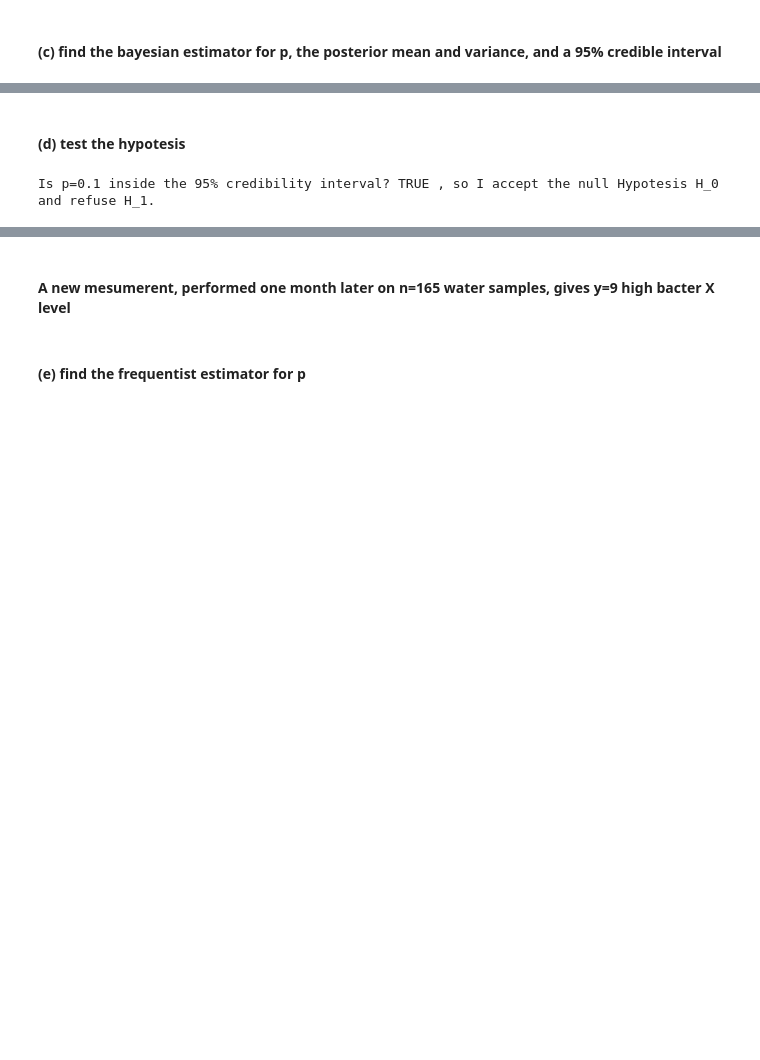
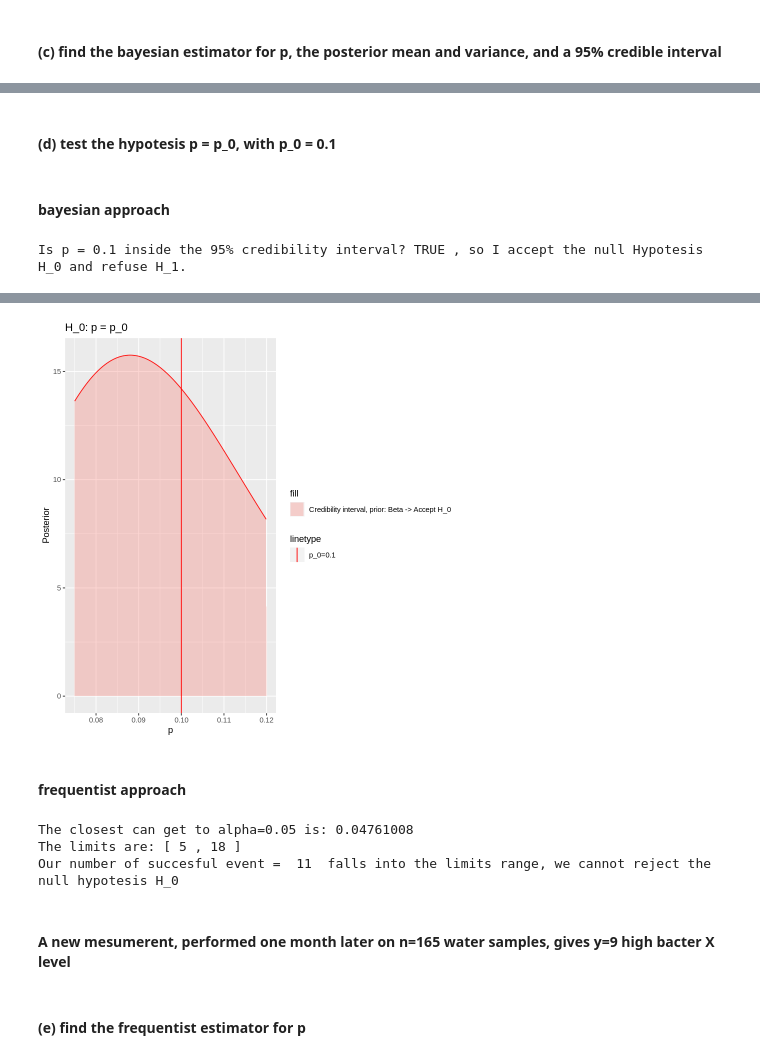
Before and after one commit to vepe99/Advance-Statistics-for-Physics-Analysis-, a Jupyter notebook: Lab5/Viterbo_Giuseppe_rlab05.ipynb, the cells around one changed output, grey strips where cells are left out. Saved outputs shown, nothing was run; the diff lists cells and outputs as text; code cells hidden in the pictures; blank space fills up the shorter version.

```diff
--- a/Lab5/Viterbo_Giuseppe_rlab05.ipynb
+++ b/Lab5/Viterbo_Giuseppe_rlab05.ipynb
@@ -613,7 +616,19 @@ ERROR: Error in ncredint(p, p.posterior_Beta, level = 0.95): could not find func
 # %% [markdown]
-#### (d) test the hypotesis
+#### (d) test the hypotesis p = p_0, with p_0 = 0.1
+# %% [markdown]
+#### bayesian approach
 # %%
 p_0 <- 0.1
-cat('Is p=0.1 inside the 95% credibility interval?', p_0 > lower_Beta & p_0 < upper_Beta,', so I accept the null Hypotesis H_0 and refuse H_1.')
+cat('Is p = 0.1 inside the 95% credibility interval?', p_0 > lower_Beta & p_0 < upper_Beta,', so I accept the null Hypotesis H_0 and refuse H_1.')
+
+ggplot()+
+geom_line(aes(p, p.posterior_Beta), color='red') +
+geom_area(aes(x = p[p>lower_Beta & p<upper_Beta],
+              y = p.posterior_Beta[p>lower_Beta & p<upper_Beta],
+              fill='Credibility interval, prior: Beta -> Accept H_0'), alpha=0.3) +
+xlim(0.075, 0.12) +
+labs(y = 'Posterior', title='H_0: p = p_0') +
+geom_vline(aes(xintercept=0.1, linetype='p_0=0.1'), color='red') -> plot_HT
+plot_HT
 # %% [output]
-Is p=0.1 inside the 95% credibility interval? TRUE , so I accept the null Hypotesis H_0 and refuse H_1.
+Is p = 0.1 inside the 95% credibility interval? TRUE , so I accept the null Hypotesis H_0 and refuse H_1.
@@ -620,3 +639,24 @@ Is p=0.1 inside the 95% credibility interval? TRUE , so I accept the null Hypote
+[figure, added]
+# %% [markdown]
+#### frequentist approach
+# %%
+n <- 116 #total of sample
+y <- 11 #high level of bacteria
+alpha=0.05
+x <- seq(0, n, 1)
+x.freq <- pbinom(x, size=n, prob = p_0)
+
+lower_limit <- max(x[x.freq <= alpha/2])
+upper_limit <- min(x[x.freq >= 1-alpha/2])
+
+alpha.limit = x.freq[lower_limit] + 1 - x.freq[upper_limit]
+cat('The closest can get to alpha=0.05 is:', alpha.limit, '\n')
+cat('The limits are:', '[', lower_limit, ',', upper_limit,']', '\n')
+cat('Our number of succesful event = ', y, ' falls into the limits range, we cannot reject the null hypotesis H_0')
+# %% [output]
+The closest can get to alpha=0.05 is: 0.04761008
+The limits are: [ 5 , 18 ]
+Our number of succesful event =  11  falls into the limits range, we cannot reject the null hypotesis H_0
 # %% [markdown]
 #### A new mesumerent, performed one month later on n=165 water samples, gives y=9 high bacter X level
 # %% [markdown]
```
Also changed, not shown: parts of 12 cells of this notebook, 1 other file.
